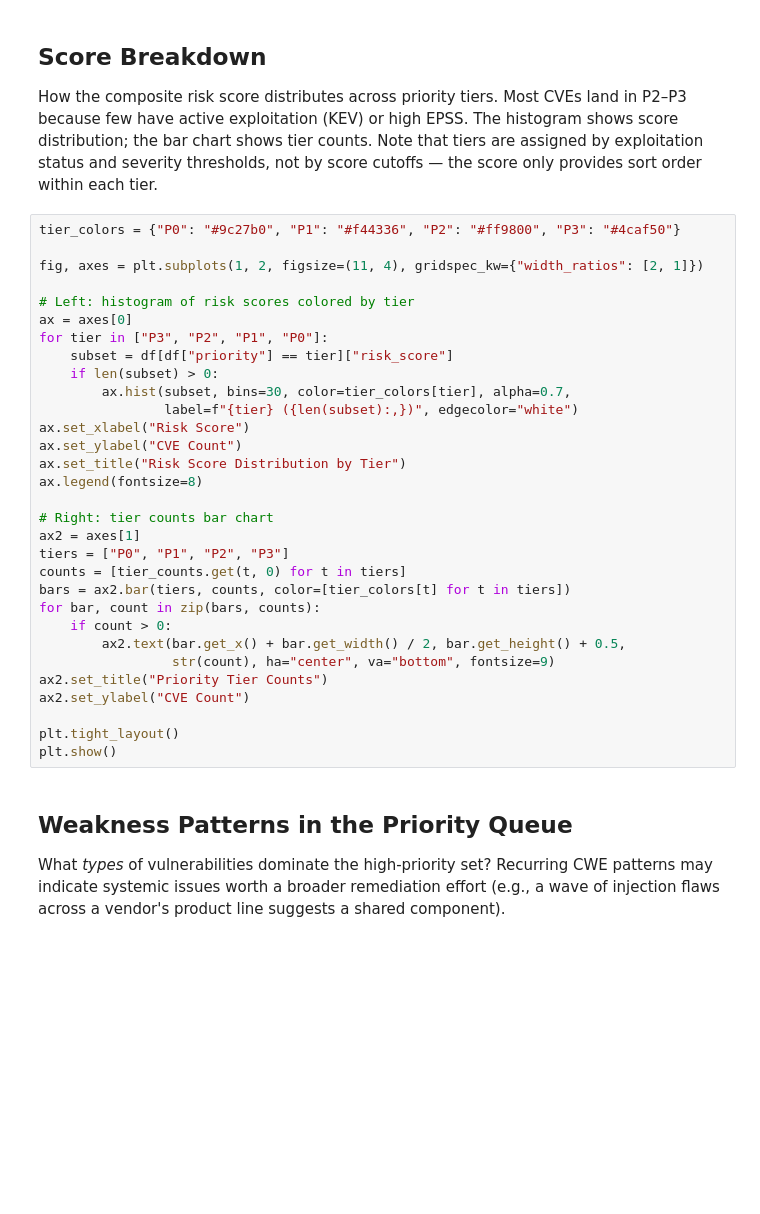
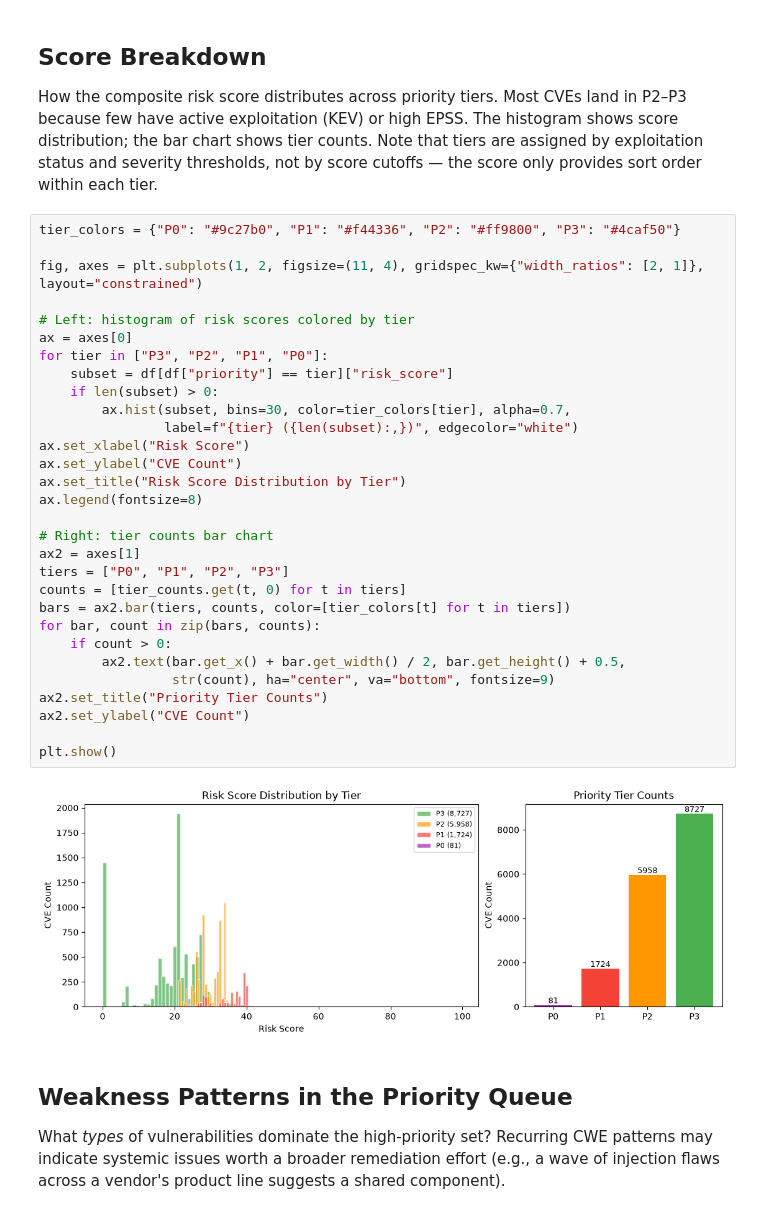
Before and after one commit to corifeo/VulnFlow, a Jupyter notebook: examples/03-weekly-triage.ipynb, the cells around one changed output. Drawn from its saved outputs; the diff is of its cells as text; blank space fills up the shorter version.

```diff
--- a/examples/03-weekly-triage.ipynb
+++ b/examples/03-weekly-triage.ipynb
@@ -162,34 +181,35 @@ sort order within each tier.
 # %%
 tier_colors = {"P0": "#9c27b0", "P1": "#f44336", "P2": "#ff9800", "P3": "#4caf50"}
 
-fig, axes = plt.subplots(1, 2, figsize=(11, 4), gridspec_kw={"width_ratios": [2, 1]})
+fig, axes = plt.subplots(1, 2, figsize=(11, 4), gridspec_kw={"width_ratios": [2, 1]}, layout="constrained")
 
 # Left: histogram of risk scores colored by tier
 ax = axes[0]
 for tier in ["P3", "P2", "P1", "P0"]:
     subset = df[df["priority"] == tier]["risk_score"]
     if len(subset) > 0:
         ax.hist(subset, bins=30, color=tier_colors[tier], alpha=0.7,
                 label=f"{tier} ({len(subset):,})", edgecolor="white")
 ax.set_xlabel("Risk Score")
 ax.set_ylabel("CVE Count")
 ax.set_title("Risk Score Distribution by Tier")
 ax.legend(fontsize=8)
 
 # Right: tier counts bar chart
 ax2 = axes[1]
 tiers = ["P0", "P1", "P2", "P3"]
 counts = [tier_counts.get(t, 0) for t in tiers]
 bars = ax2.bar(tiers, counts, color=[tier_colors[t] for t in tiers])
 for bar, count in zip(bars, counts):
     if count > 0:
         ax2.text(bar.get_x() + bar.get_width() / 2, bar.get_height() + 0.5,
                  str(count), ha="center", va="bottom", fontsize=9)
 ax2.set_title("Priority Tier Counts")
 ax2.set_ylabel("CVE Count")
 
-plt.tight_layout()
 plt.show()
+# %% [output]
+[figure, added]
 # %% [markdown]
 ## Weakness Patterns in the Priority Queue
 
```
Also changed, not shown: parts of 5 cells of this notebook, 7 other files.
